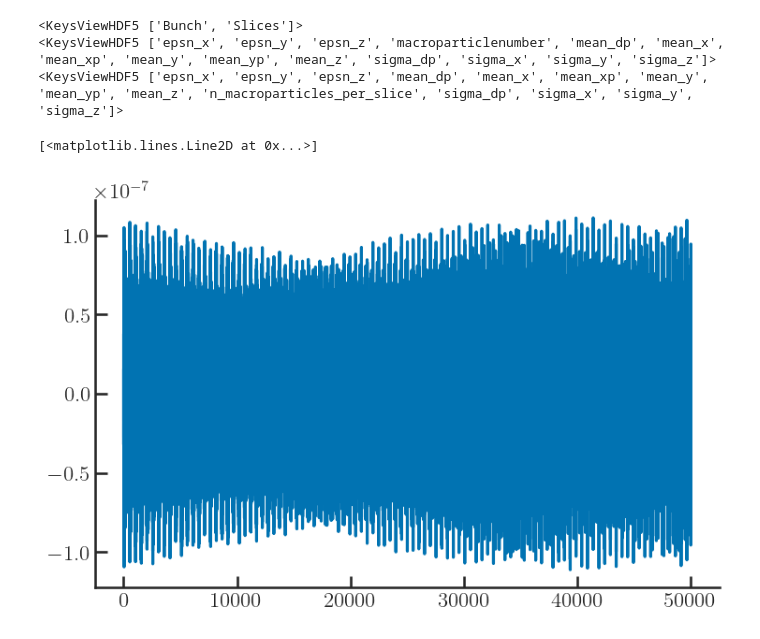
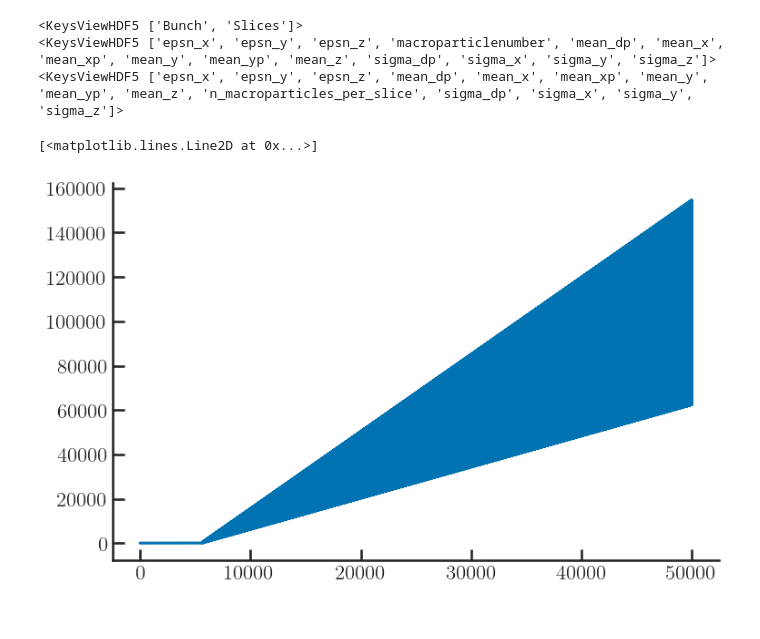
Before and after one commit to gubaidulinvadim/transverse_instabilities, a Jupyter notebook: ht_single_bunch.ipynb, the cells around one changed output. Saved outputs shown, nothing was run; the diff lists cells and outputs as text; code cells hidden in the pictures.

```diff
--- a/ht_single_bunch.ipynb
+++ b/ht_single_bunch.ipynb
@@ -152,6 +178,7 @@ with hp.File('htmonitor.h5') as f:
     print(f['Bunch'].keys())
     print(f['Slices'].keys())
     mean_y = f['Bunch']['mean_y'][:]
+    mean_x = f['Bunch']['mean_y'][:]
     mean_dp = f['Bunch']['mean_dp'][:]
     mean_z = f['Bunch']['mean_z'][:]
     sigma_y = f['Bunch']['sigma_y'][:]
@@ -161,7 +188,11 @@ with hp.File('htmonitor.h5') as f:
 <KeysViewHDF5 ['epsn_x', 'epsn_y', 'epsn_z', 'mean_dp', 'mean_x', 'mean_xp', 'mean_y', 'mean_yp', 'mean_z', 'n_macroparticles_per_slice', 'sigma_dp', 'sigma_x', 'sigma_y', 'sigma_z']>
 # %%
 # plt.plot(mean_y/sigma_y[0])
-plt.plot(mean_y)
+# print(mean_y)
+plt.plot(mean_dp)
+# plt.plot(mean_y/sigma_y[0])
+# plt.xlim(0, 1e5)
+# plt.ylim(-1e2, 1e2)
 # %% [output]
 [<matplotlib.lines.Line2D at 0x...>]
-[figure, old version]
+[figure, new version]
```
Also changed, not shown: parts of 10 cells of this notebook, 1 other file.
